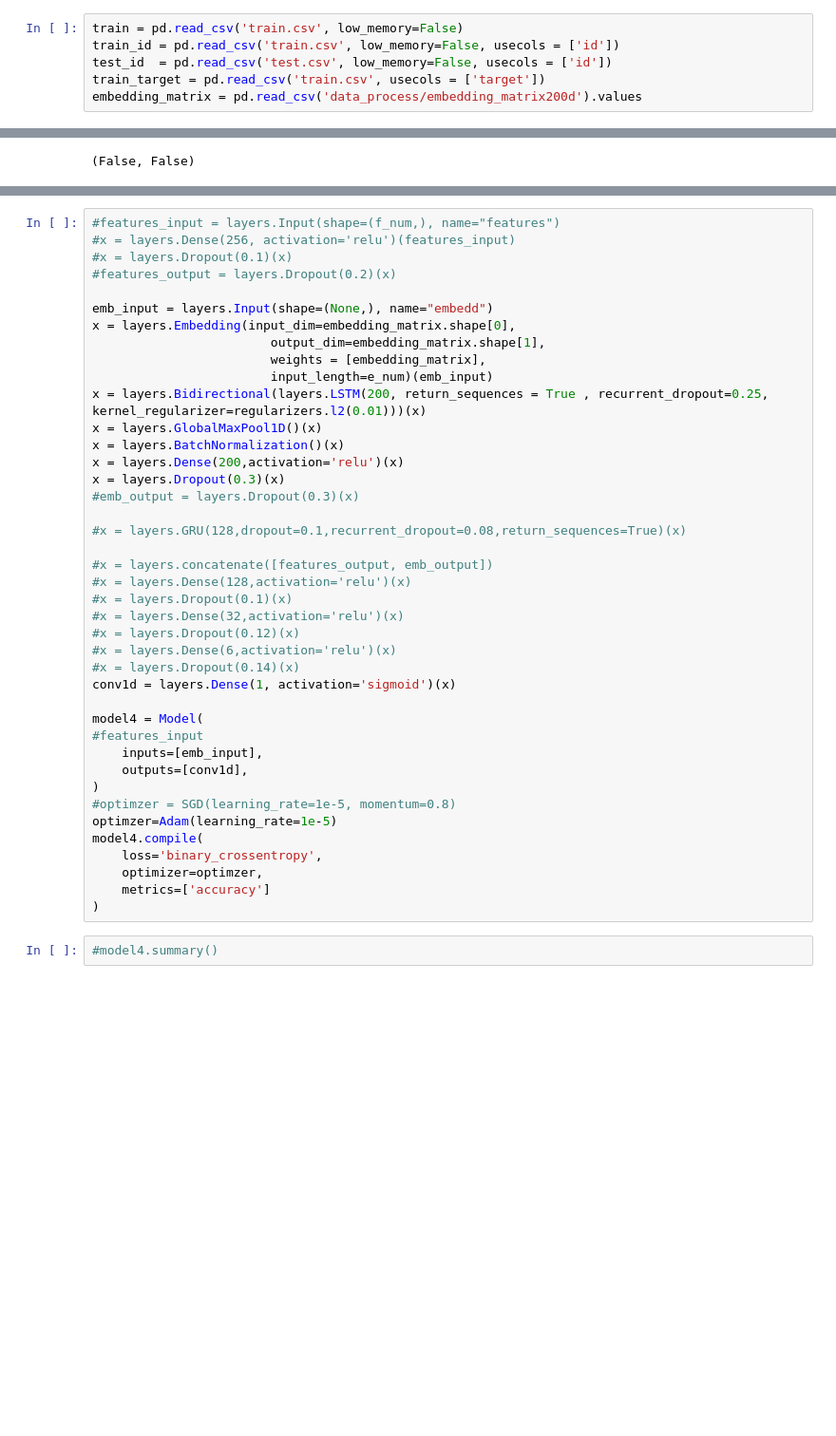
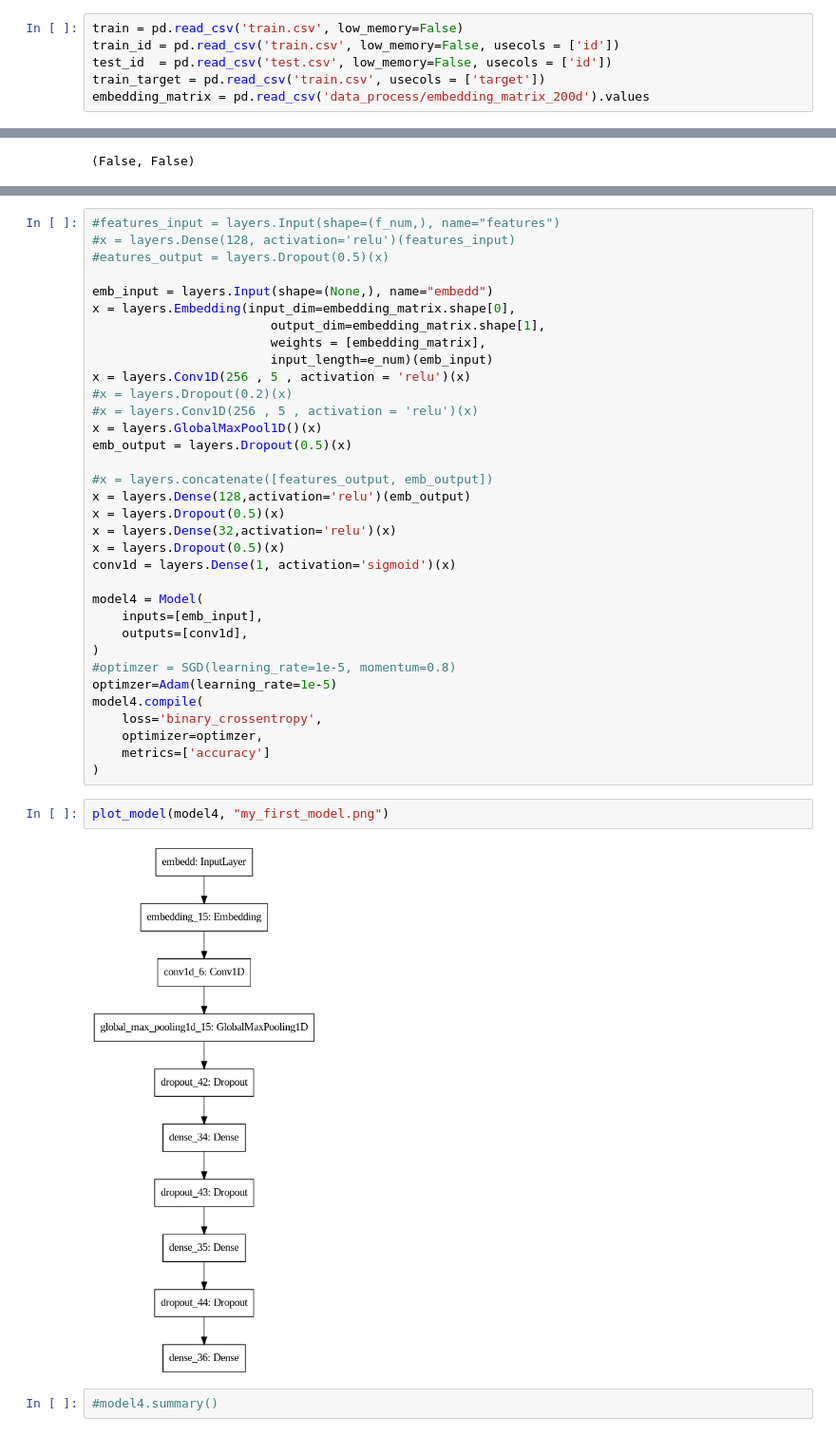
Before and after one commit to freedocx/NPLdisasterPrediction, a Jupyter notebook: prediction_cnn_embedding.ipynb, the cells around one changed output, grey strips where cells are left out. Shown: that part at 95% size. Drawn from its saved outputs; the diff is of its cells as text; blank space fills up the shorter version.

```diff
--- a/prediction_cnn_embedding.ipynb
+++ b/prediction_cnn_embedding.ipynb
@@ -26,7 +20,7 @@ train = pd.read_csv('train.csv', low_memory=False)
 train_id = pd.read_csv('train.csv', low_memory=False, usecols = ['id'])
 test_id  = pd.read_csv('test.csv', low_memory=False, usecols = ['id'])
 train_target = pd.read_csv('train.csv', usecols = ['target'])
-embedding_matrix = pd.read_csv('data_process/embedding_matrix200d').values
+embedding_matrix = pd.read_csv('data_process/embedding_matrix_200d').values
 # %%
 totaldata = pd.read_csv('data_process/totaldata.csv',low_memory=False)
 # %%
@@ -141,34 +111,27 @@ model4.compile(
 # %%
 #features_input = layers.Input(shape=(f_num,), name="features")
-#x = layers.Dense(256, activation='relu')(features_input)
-#x = layers.Dropout(0.1)(x)
-#features_output = layers.Dropout(0.2)(x)
+#x = layers.Dense(128, activation='relu')(features_input)
+#eatures_output = layers.Dropout(0.5)(x)
 
 emb_input = layers.Input(shape=(None,), name="embedd")
 x = layers.Embedding(input_dim=embedding_matrix.shape[0],
                         output_dim=embedding_matrix.shape[1],
                         weights = [embedding_matrix],
                         input_length=e_num)(emb_input)
-x = layers.Bidirectional(layers.LSTM(200, return_sequences = True , recurrent_dropout=0.25, kernel_regularizer=regularizers.l2(0.01)))(x)
+x = layers.Conv1D(256 , 5 , activation = 'relu')(x)
+#x = layers.Dropout(0.2)(x)
+#x = layers.Conv1D(256 , 5 , activation = 'relu')(x)
 x = layers.GlobalMaxPool1D()(x)
-x = layers.BatchNormalization()(x)
-x = layers.Dense(200,activation='relu')(x)
-x = layers.Dropout(0.3)(x)
-#emb_output = layers.Dropout(0.3)(x)
-
-#x = layers.GRU(128,dropout=0.1,recurrent_dropout=0.08,return_sequences=True)(x)
+emb_output = layers.Dropout(0.5)(x)
 
 #x = layers.concatenate([features_output, emb_output])
-#x = layers.Dense(128,activation='relu')(x)
-#x = layers.Dropout(0.1)(x)
-#x = layers.Dense(32,activation='relu')(x)
-#x = layers.Dropout(0.12)(x)
-#x = layers.Dense(6,activation='relu')(x)
-#x = layers.Dropout(0.14)(x)
+x = layers.Dense(128,activation='relu')(emb_output)
+x = layers.Dropout(0.5)(x)
+x = layers.Dense(32,activation='relu')(x)
+x = layers.Dropout(0.5)(x)
 conv1d = layers.Dense(1, activation='sigmoid')(x)
 
 model4 = Model(
-#features_input
     inputs=[emb_input],
     outputs=[conv1d],
 )
@@ -179,5 +142,9 @@ model4.compile(
     optimizer=optimzer,
     metrics=['accuracy']
 )
+# %%
+plot_model(model4, "my_first_model.png")
+# %% [output]
+[figure, added]
 # %%
 #model4.summary()
```
Also changed, not shown: parts of 9 cells of this notebook, 9 other files.
